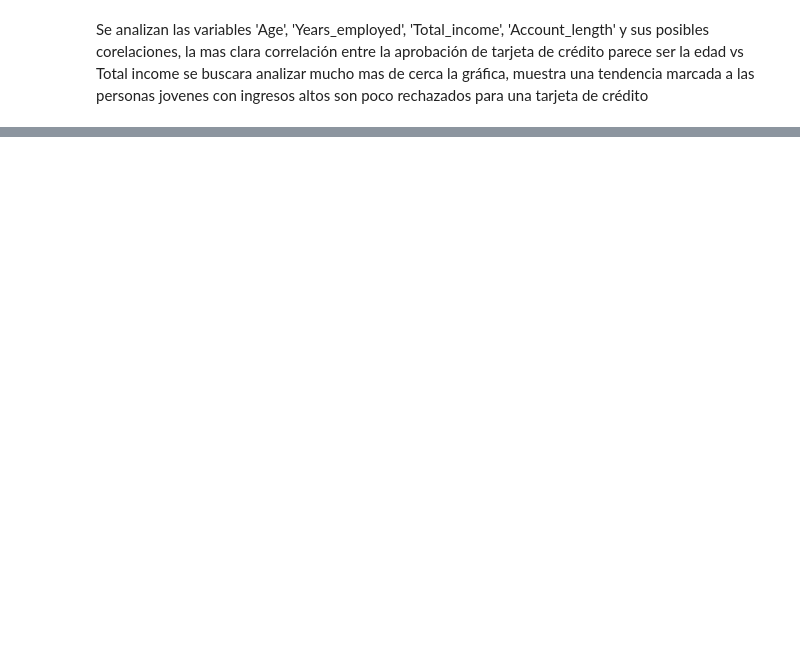
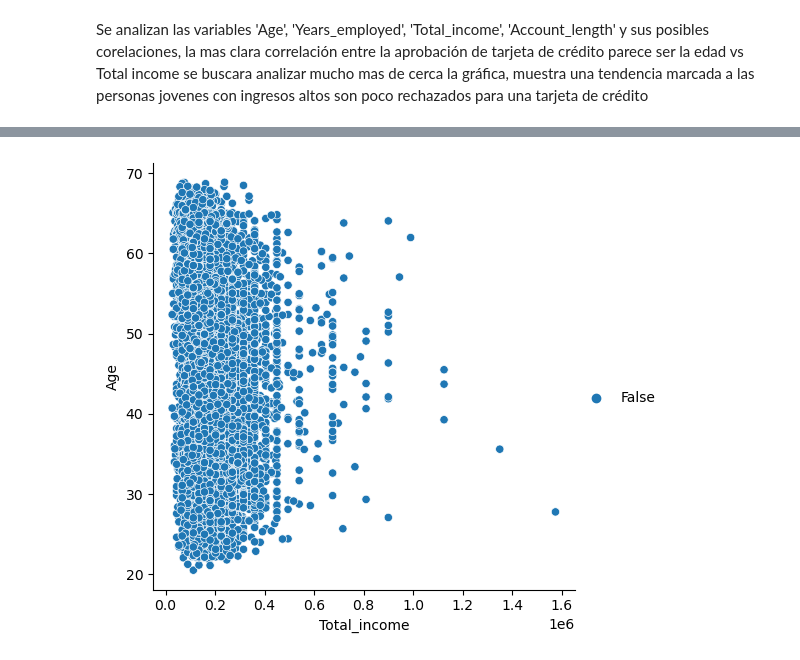
Before and after one commit to AlMayen/coderhouse_DS, a Jupyter notebook: proyectods_parteI_alejandro_mayen.ipynb, the cells around one changed output, grey strips where cells are left out. Drawn from its saved outputs; the diff is of its cells as text; code cells hidden in the pictures; blank space fills up the shorter version.

```diff
--- a/proyectods_parteI_alejandro_mayen.ipynb
+++ b/proyectods_parteI_alejandro_mayen.ipynb
@@ -206,2 +261,6 @@ plt.show()
+# %%
+g = sns.relplot(data=df, x='Total_income',y='Age',hue='credit'=='Approved', kind="scatter")
+# %% [output]
+[figure, added]
 # %%
 g = sns.relplot(data=df, x='Total_income',y='Age',hue='credit', kind="scatter")
```
Also changed, not shown: parts of 51 cells of this notebook.
